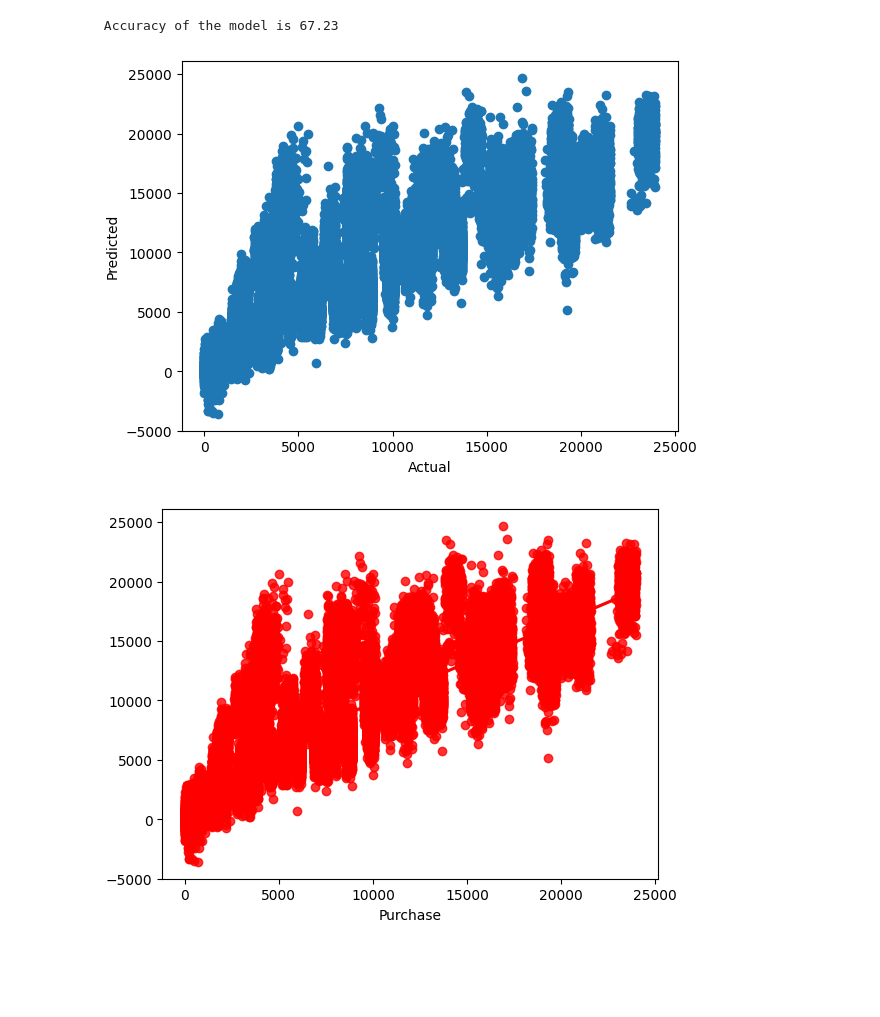
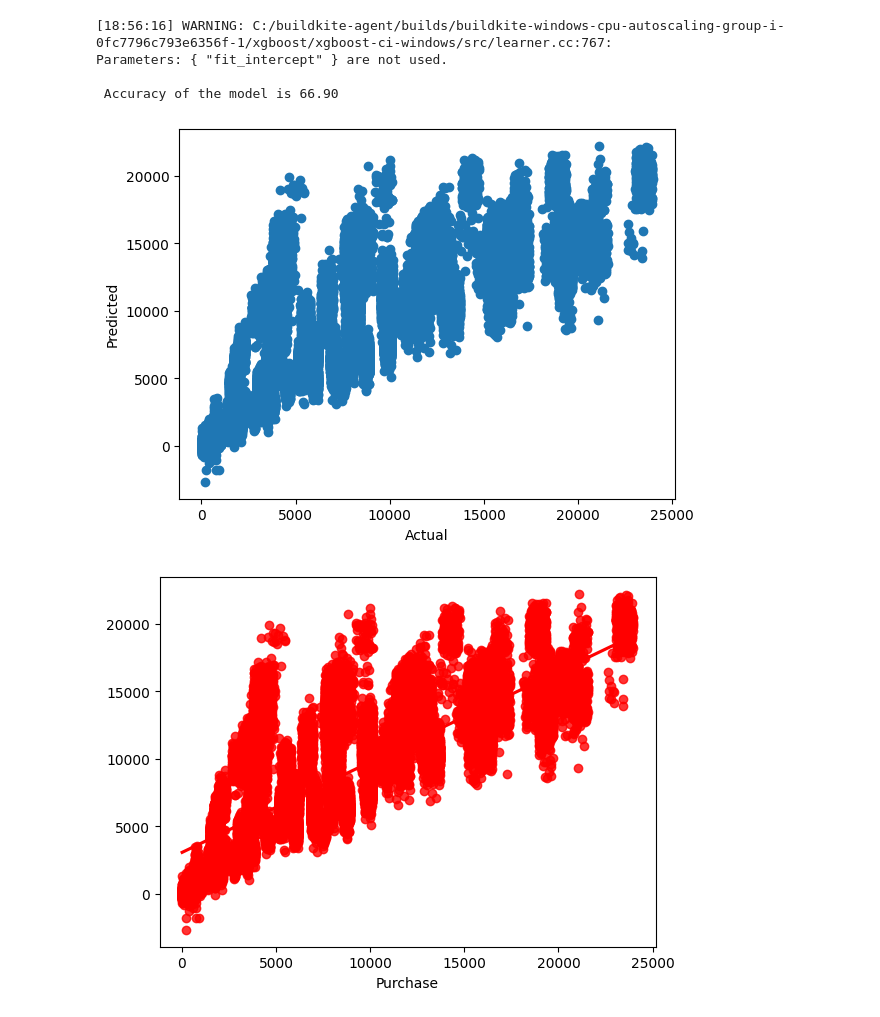
Before and after one commit to prathammehta16/Black_Friday_Sales_Prediction_With_Deployment, a Jupyter notebook: notebook/MODEL_TRAINING.ipynb, the cells around one changed output. Saved outputs shown, nothing was run; the diff lists cells and outputs as text; code cells hidden in the pictures; blank space fills up the shorter version.

```diff
--- a/notebook/MODEL_TRAINING.ipynb
+++ b/notebook/MODEL_TRAINING.ipynb
@@ -122,2 +50,0 @@ RFregressor = RandomForestRegressor(random_state = 0)
-# %%
-RFregressor.fit(X_train, y_train)
@@ -136,5 +50,0 @@ RMSE of Linear Regression Model is  3051.35541573242
-# %%
-from xgboost.sklearn import XGBRegressor
-xgb_reg = XGBRegressor(learning_rate=1.0, max_depth=6, min_child_weight=40, seed=0)
-
-xgb_reg.fit(X_train, y_train)
@@ -162,0 +51,7 @@ RMSE of XGBoost Model is  2875.5525007114747
+# %%
+def evaluate_model(true, predicted):
+    mae = mean_absolute_error(true, predicted)
+    mse = mean_squared_error(true, predicted)
+    rmse = np.sqrt(mean_squared_error(true, predicted))
+    r2_square = r2_score(true, predicted)
+    return mae, rmse, r2_square
@@ -163,16 +126,22 @@ RMSE of XGBoost Model is  2875.5525007114747
 # %%
-score = r2_score(y_test, xgb_y_pred)*100
+xgb_model = XGBRegressor(fit_intercept=True)
+xgb_model = xgb_model.fit(X_train, y_train)
+y_pred = xgb_model.predict(X_test)
+score = r2_score(y_test, y_pred)*100
 print(" Accuracy of the model is %.2f" %score)
 # %% [output]
- Accuracy of the model is 67.23
+[18:56:16] WARNING: C:/buildkite-agent/builds/buildkite-windows-cpu-autoscaling-group-i-0fc7796c793e6356f-1/xgboost/xgboost-ci-windows/src/learner.cc:767:
+Parameters: { "fit_intercept" } are not used.
+
+ Accuracy of the model is 66.90
 # %%
-plt.scatter(y_test,xgb_y_pred);
+plt.scatter(y_test,y_pred);
 plt.xlabel('Actual');
 plt.ylabel('Predicted');
 # %% [output]
-[figure, old version]
+[figure, new version]
 # %%
-sns.regplot(x=y_test,y=xgb_y_pred,ci=None,color ='red');
+sns.regplot(x=y_test,y=y_pred,ci=None,color ='red');
 # %% [output]
-[figure, old version]
+[figure, new version]
 # %%
```
Also changed, not shown: parts of 32 cells of this notebook, 5 other files.
